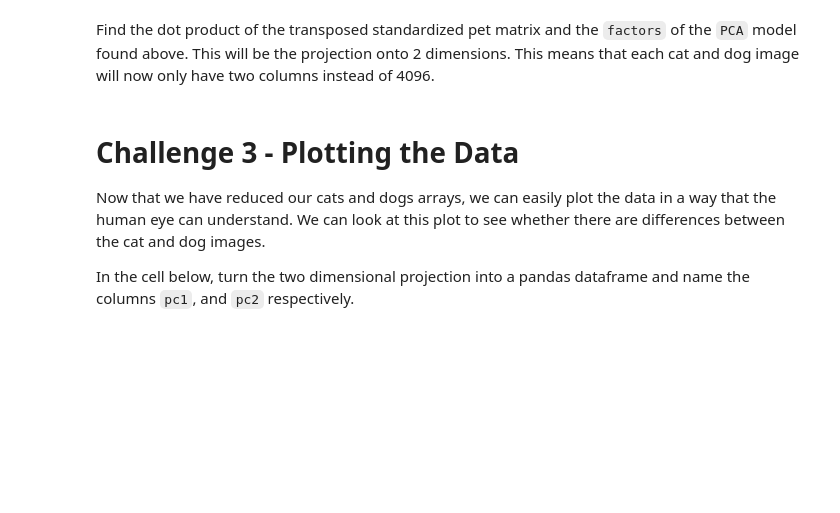
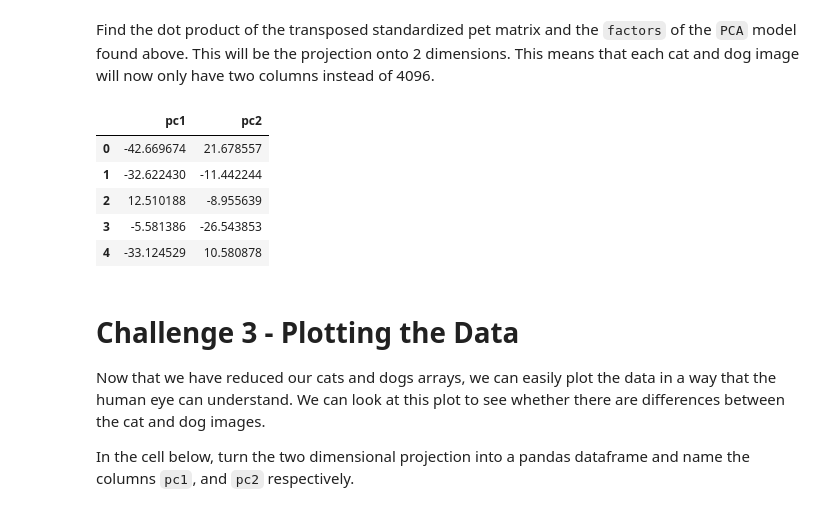
Before and after one commit to ta-datapt-bcn/lab-pca, a Jupyter notebook: your-code/main.ipynb, the cells around one changed output. Cells and saved outputs as stored; diff of their text form; code cells hidden in the pictures; blank space fills up the shorter version.

```diff
--- a/your-code/main.ipynb
+++ b/your-code/main.ipynb
@@ -55,7 +80,14 @@ def standardize(x):
     #Sample output: np.array([[-1,-1,-1],[1,1,1]])
 
     # Your code here:
+
+    num = x - np.mean(x, axis=0)
+    den = np.std(x, axis=0)
+    return num / den
 # %% [markdown]
 Now, use the `np.concatenate` function to combine the cats and dogs arrays. Use `axis=1` to combine the two correctly. Make sure to put dogs first.
 # %%
 # Your code here:
+
+cats_dogs = np.concatenate((dogs,cats), axis=1)
+cats_dogs
@@ -63,3 +103,6 @@ Now, use the `np.concatenate` function to combine the cats and dogs arrays. Use
 Standardize the concatenated array below.
 # %%
 # Your code here:
+
+std_cats_dogs = standardize(cats_dogs)
+std_cats_dogs
@@ -82,3 +160,23 @@ Find the dot product of the transposed standardized pet matrix and the `factors`
+# %%
+# Your code here:
+
+from sklearn.decomposition import PCA
+
+pca = PCA(n_components=2)  #numero de components que volem=2
+principalComponents = pca.fit_transform(np.array(cd_transposed))
+
+principal_array = pd.DataFrame(data = principalComponents
+             , columns = ['pc1', 'pc2'])
+
+
+principal_array.head()
+# %% [output]
+|  | pc1 | pc2 |
+| 0 | -42.669674 | 21.678557 |
+| 1 | -32.622430 | -11.442244 |
+| 2 | 12.510188 | -8.955639 |
+| 3 | -5.581386 | -26.543853 |
+| 4 | -33.124529 | 10.580878 |
 # %% [markdown]
 # Challenge 3 - Plotting the Data
 
```
Also changed, not shown: parts of 19 cells of this notebook.
